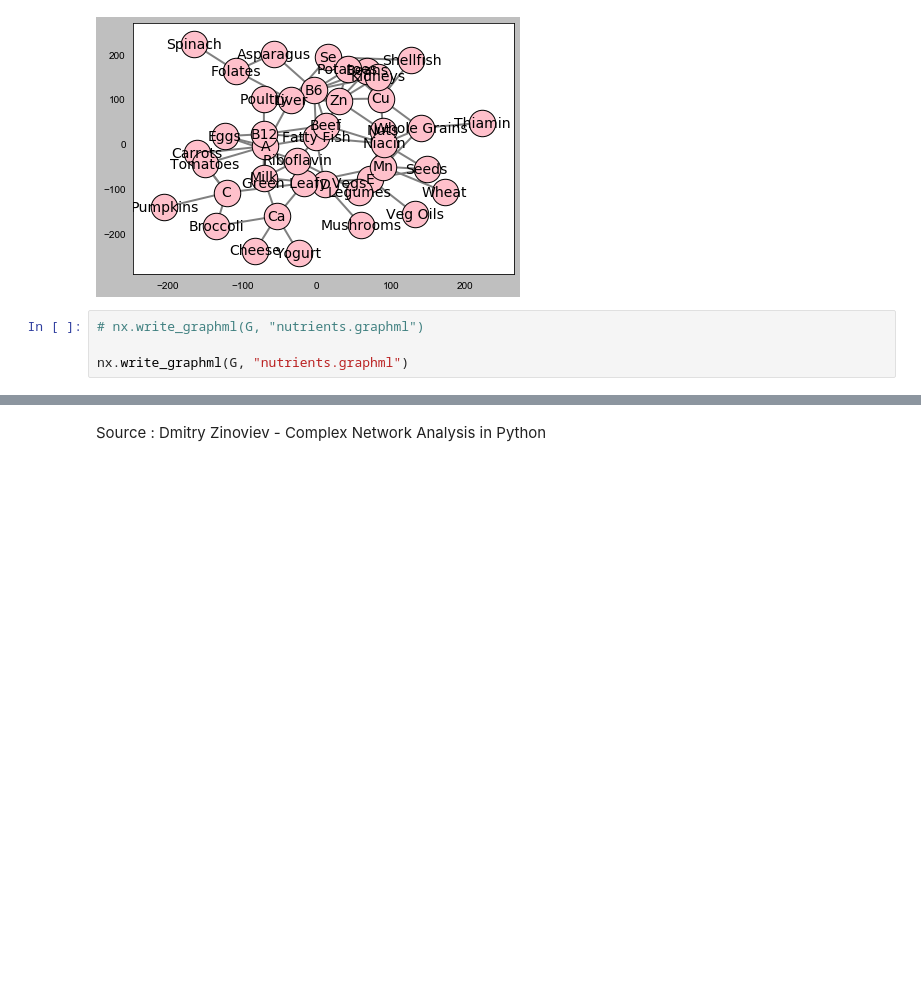
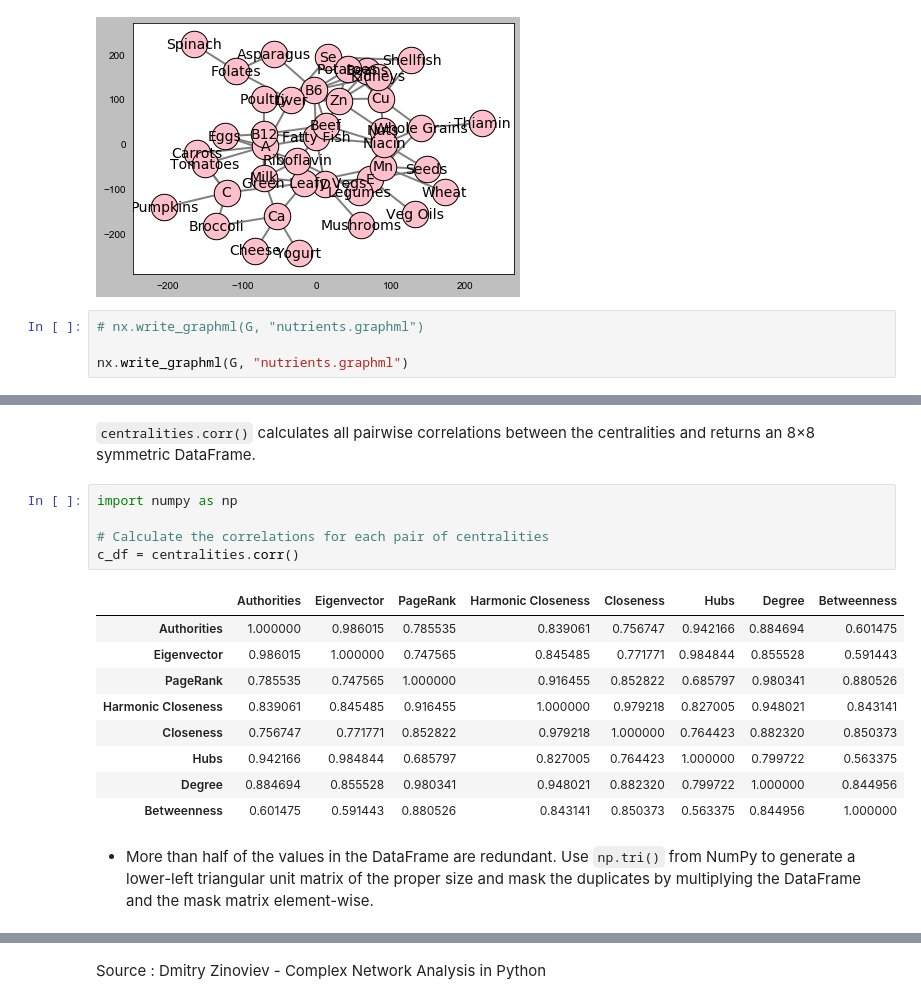
Before and after one commit to kurtsenol/phyton_practices, a Jupyter notebook: Network/Network_2.ipynb, the cells around one changed output, grey strips where cells are left out. Saved outputs shown, nothing was run; the diff lists cells and outputs as text; blank space fills up the shorter version.

```diff
--- a/Network/Network_2.ipynb
+++ b/Network/Network_2.ipynb
@@ -183,0 +250,23 @@ nx.write_graphml(G, "nutrients.graphml")
+# %% [markdown]
+`centralities.corr()` calculates all pairwise correlations between the centralities and
+returns an 8×8 symmetric DataFrame.
+# %%
+import numpy as np
+
+# Calculate the correlations for each pair of centralities
+c_df = centralities.corr()
+# %% [output]
+|  | Authorities | Eigenvector | PageRank | Harmonic Closeness | Closeness | Hubs | Degree | Betweenness |
+| Authorities | 1.000000 | 0.986015 | 0.785535 | 0.839061 | 0.756747 | 0.942166 | 0.884694 | 0.601475 |
+| Eigenvector | 0.986015 | 1.000000 | 0.747565 | 0.845485 | 0.771771 | 0.984844 | 0.855528 | 0.591443 |
+| PageRank | 0.785535 | 0.747565 | 1.000000 | 0.916455 | 0.852822 | 0.685797 | 0.980341 | 0.880526 |
+| Harmonic Closeness | 0.839061 | 0.845485 | 0.916455 | 1.000000 | 0.979218 | 0.827005 | 0.948021 | 0.843141 |
+| Closeness | 0.756747 | 0.771771 | 0.852822 | 0.979218 | 1.000000 | 0.764423 | 0.882320 | 0.850373 |
+| Hubs | 0.942166 | 0.984844 | 0.685797 | 0.827005 | 0.764423 | 1.000000 | 0.799722 | 0.563375 |
+| Degree | 0.884694 | 0.855528 | 0.980341 | 0.948021 | 0.882320 | 0.799722 | 1.000000 | 0.844956 |
+| Betweenness | 0.601475 | 0.591443 | 0.880526 | 0.843141 | 0.850373 | 0.563375 | 0.844956 | 1.000000 |
+# %% [markdown]
+* More than half of the values in the
+DataFrame are redundant. Use `np.tri()` from NumPy to generate a lower-left triangular
+unit matrix of the proper size and mask the duplicates by multiplying
+the DataFrame and the mask matrix element-wise.
```
Also changed, not shown: parts of 16 cells of this notebook, 3 other files.
